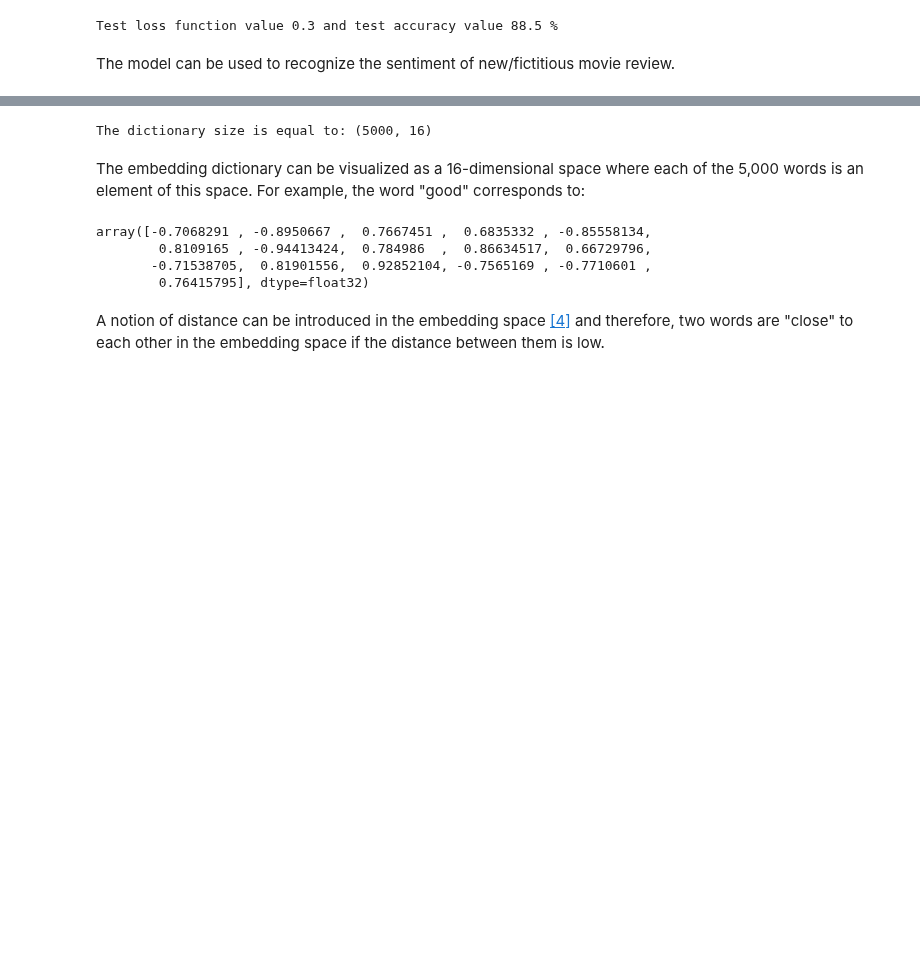
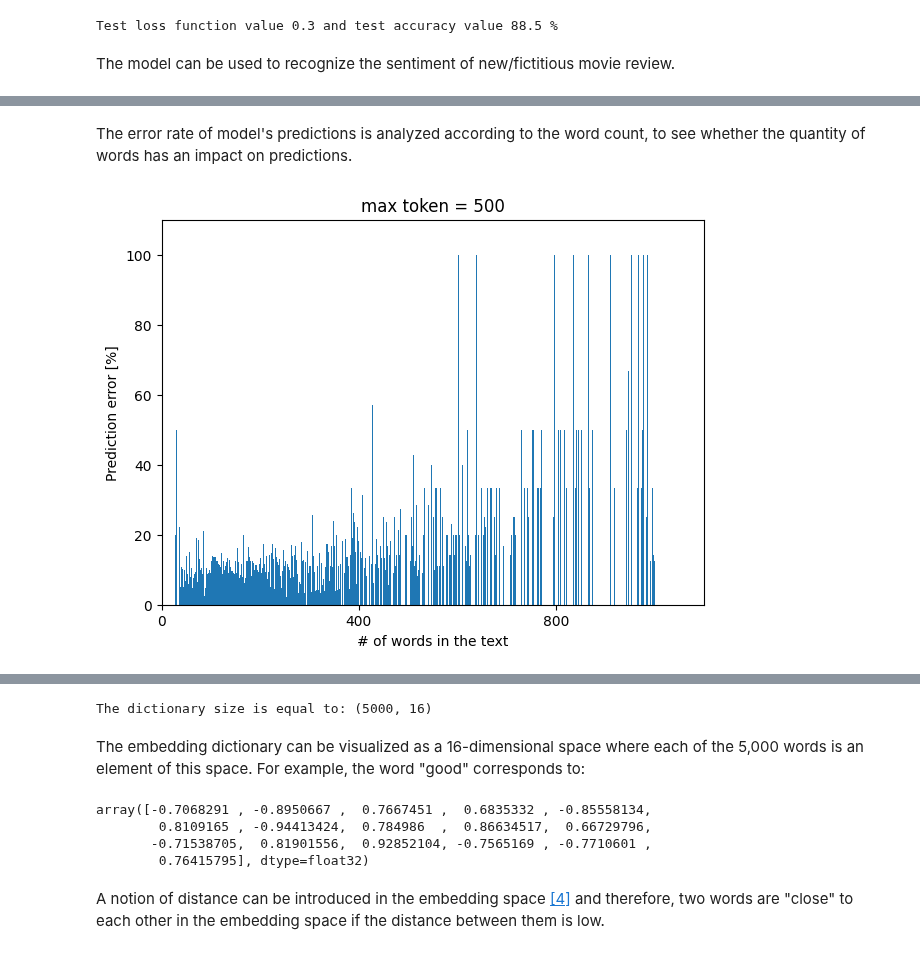
Before and after one commit to Benjamin-morel/TensorFlow, a Jupyter notebook: 02_classification_text.ipynb, the cells around one changed output, grey strips where cells are left out. Cells and saved outputs as stored; diff of their text form; code cells hidden in the pictures; blank space fills up the shorter version.

```diff
--- a/02_classification_text.ipynb
+++ b/02_classification_text.ipynb
@@ -353,0 +408,17 @@ The movie looks pretty bad. (score model:  0.1 )
+# %% [markdown]
+The error rate of model's predictions is analyzed according to the word count, to see whether the quantity of words has an impact on predictions.
+# %%
+errors = (round(predictions[:,0], 0) - array(labels) != 0) # truncate scores to obtain either 0 or 1
+y_prediction_error = predictions[errors] # get wrong labels
+y_test_error = array(labels)[errors] # get actual labels
+nb_word_error = array(nb_word)[errors]
+# %%
+unique_elements_test, counts_elements_test = unique(nb_word, return_counts=True)
+unique_elements_error, counts_elements_error = unique(nb_word_error, return_counts=True)
+# %%
+mask = isin(unique_elements_test, unique_elements_error)
+ratio = counts_elements_error/counts_elements_test[mask]
+# %%
+plot_error_rate(unique_elements_error, ratio, max_length)
+# %% [output]
+[figure, added]
```
Also changed, not shown: parts of 31 cells of this notebook.
